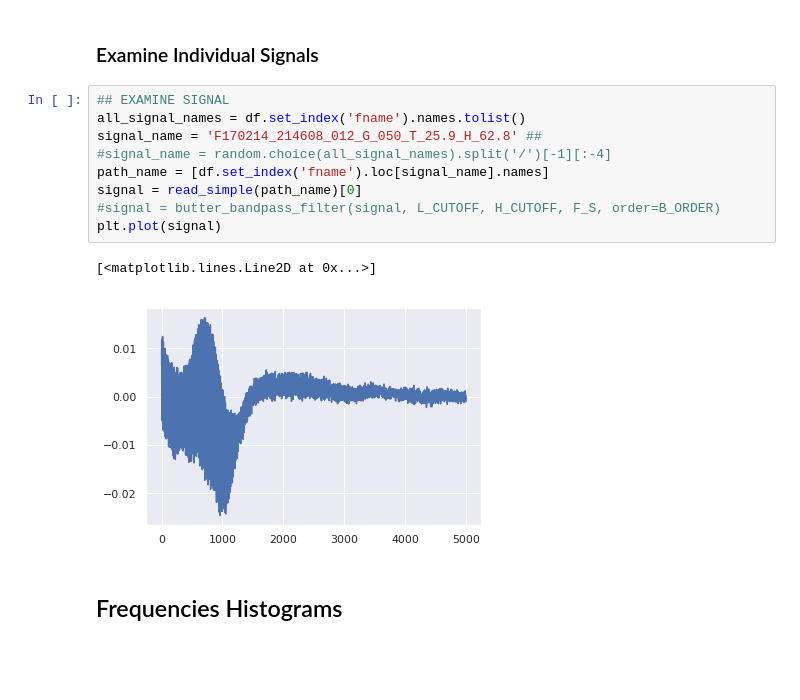
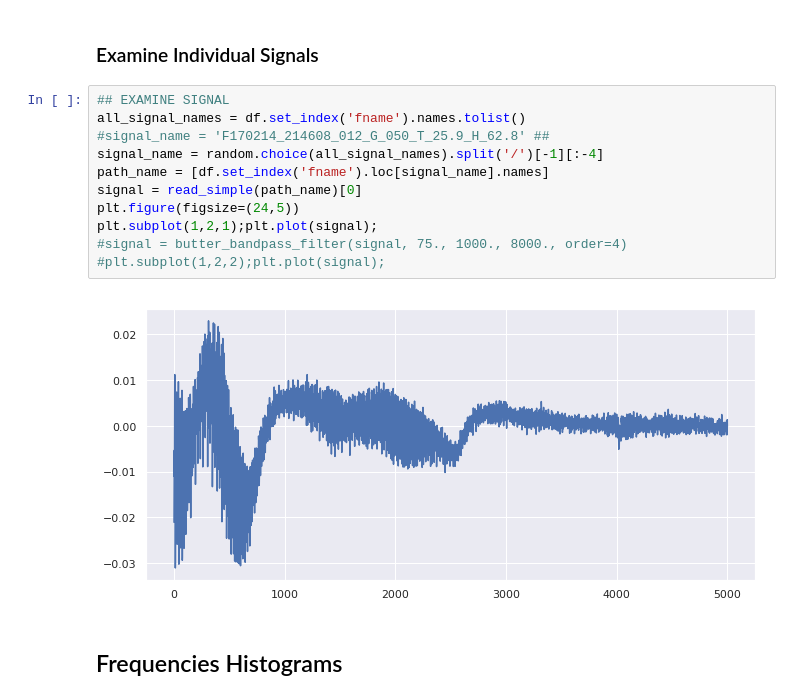
Before and after one commit to kalfasyan/wingbeat_frequencies, a Jupyter notebook: 1_Simple.ipynb, the cells around one changed output. Cells and saved outputs as stored; diff of their text form; blank space fills up the shorter version.

```diff
--- a/1_Simple.ipynb
+++ b/1_Simple.ipynb
@@ -31,15 +31,16 @@ df.sample(10)
 # %%
 ## EXAMINE SIGNAL
 all_signal_names = df.set_index('fname').names.tolist()
-signal_name = 'F170214_214608_012_G_050_T_25.9_H_62.8' ##
-#signal_name = random.choice(all_signal_names).split('/')[-1][:-4]
+#signal_name = 'F170214_214608_012_G_050_T_25.9_H_62.8' ##
+signal_name = random.choice(all_signal_names).split('/')[-1][:-4]
 path_name = [df.set_index('fname').loc[signal_name].names]
 signal = read_simple(path_name)[0]
-#signal = butter_bandpass_filter(signal, L_CUTOFF, H_CUTOFF, F_S, order=B_ORDER)
-plt.plot(signal)
+plt.figure(figsize=(24,5))
+plt.subplot(1,2,1);plt.plot(signal);
+#signal = butter_bandpass_filter(signal, 75., 1000., 8000., order=4)
+#plt.subplot(1,2,2);plt.plot(signal);
 # %% [output]
-[<matplotlib.lines.Line2D at 0x...>]
-[figure, old version]
+[figure, new version]
 # %% [markdown]
 ## Frequencies Histograms
 # %%
```
Also changed, not shown: parts of 1 cell of this notebook, 6 other files.
